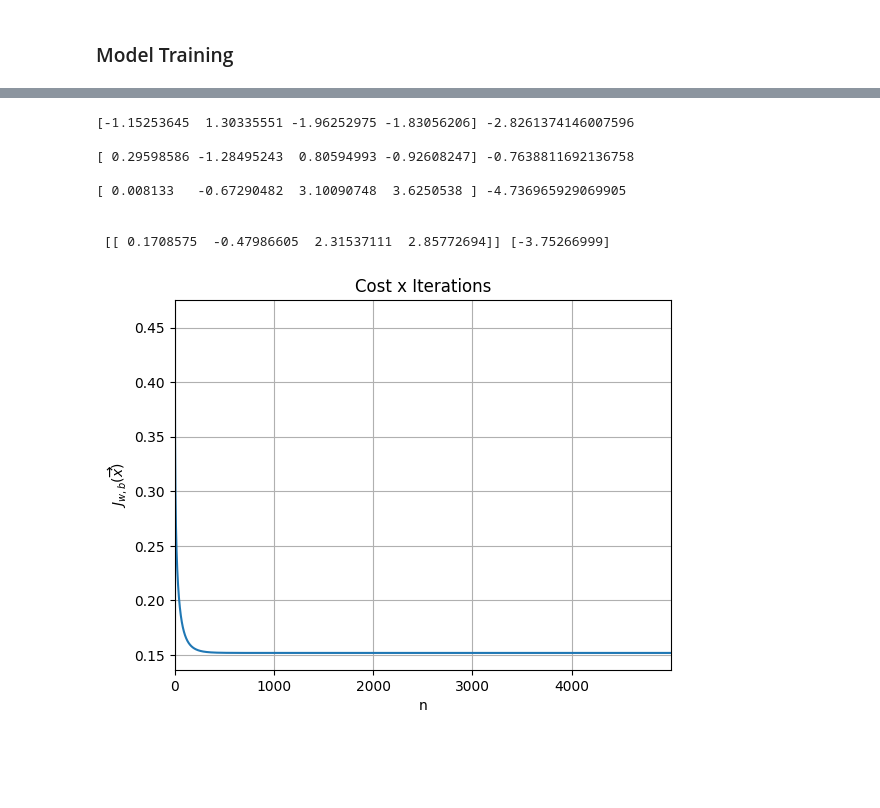
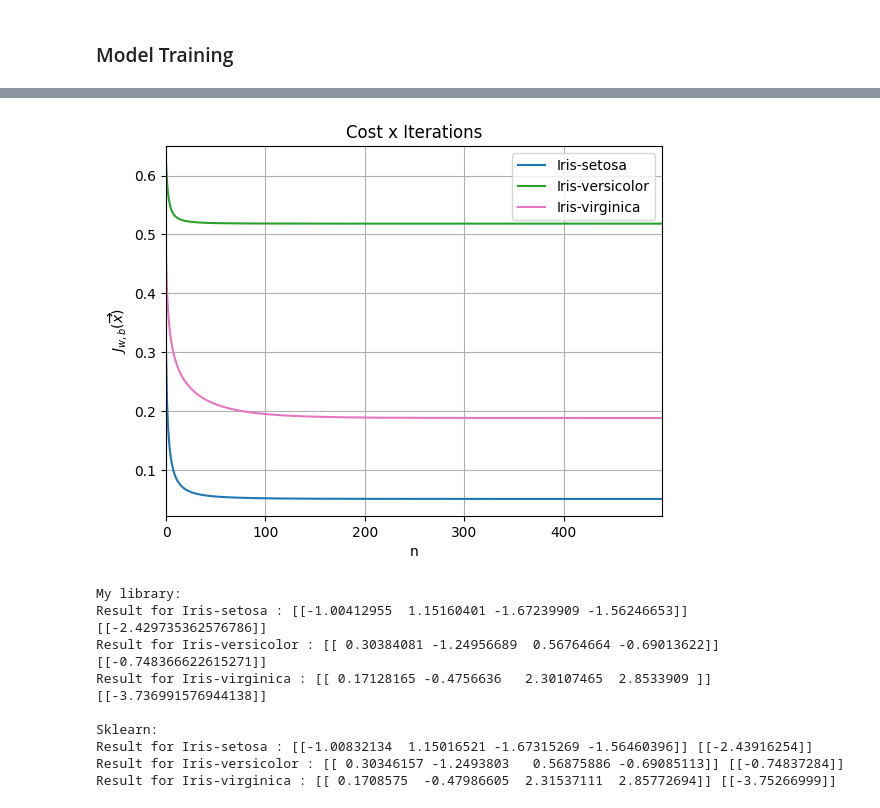
Before and after one commit to matsouto/ML_Notebooks, a Jupyter notebook: Supervised Learning/LogisticRegression.ipynb, the cells around one changed output, grey strips where cells are left out. Cells and saved outputs as stored; diff of their text form; code cells hidden in the pictures; blank space fills up the shorter version.

Commit message:
logistic model trained

```diff
--- a/Supervised Learning/LogisticRegression.ipynb
+++ b/Supervised Learning/LogisticRegression.ipynb
@@ -187,47 +207,64 @@ Regularized gradient descent:
 # %%
 initial_w = np.zeros(len(features))
 initial_b = 0
 
+J_history = []
+W_norm = []
+B_norm = []
+
 time0 = time.time()
 for i in range(len(target_names)): # For each class
-    w_norm, b_norm, J_history = aux.gradient_descent(
+    w_norm, b_norm, j_history = aux.gradient_descent(
         x_train_norm,
         Y_train_targets[:,i],
         initial_w,
         initial_b,
         aux.logistic_compute_gradient,
         aux.logistic_compute_cost,
-        n_iters = 5000,
+        n_iters = 500,
         alpha = 1,
-        lambda_ = 0.5)
-    print(w_norm, b_norm, '\n')
+        lambda_ = 1)
+    W_norm.append(w_norm)
+    B_norm.append(b_norm)
+    J_history.append(j_history)
 
 time1 = time.time()
 elapsedTime = time1 - time0
 
-plt.plot(J_history, color = 'tab:blue')
-plt.title('Cost x Iterations')
-plt.xlabel('n')
-plt.ylabel('$J_{w,b}(\overrightarrow{x})$')
-plt.xlim([0,len(J_history) - 1])
-plt.grid()
+colors = ['tab:blue', 'tab:green', 'tab:pink']
+for i in range(len(target_names)):
+    plt.plot(J_history[i], color= colors[i])
+    plt.title('Cost x Iterations')
+    plt.xlabel('n')
+    plt.ylabel('$J_{w,b}(\overrightarrow{x})$')
+    plt.xlim([0,len(j_history) - 1])
+    plt.grid()
+
+plt.legend(target_names)
+plt.show()
 
 # print(f'\nFound w: {w_norm} \nFound b: {b_norm}')
 # print(f'Elapsed time: {elapsedTime:.3f}')
 
-lr_model = LogisticRegression()
-lr_model.fit(x_train_norm, Y_train_targets[:,2])
+print('My library: ')
+for i in range(len(W_norm)):
+    print(f'Result for {target_names[i]} : [{W_norm[i]}] [[{B_norm[i]}]]')
 
-print('\n', lr_model.coef_, lr_model.intercept_)
+print('\nSklearn: ')
+for i in range(len(W_norm)):
+    lr_model = LogisticRegression()
+    lr_model.fit(x_train_norm, Y_train_targets[:,i])
+    print(f'Result for {target_names[i]} : {lr_model.coef_} [{lr_model.intercept_}]')
 
 # Quando treina separadamente, ele dá bem parecido com o skkit learn, preciso ver o que é
 # %% [output]
+[figure, new version]
-[-1.15253645  1.30335551 -1.96252975 -1.83056206] -2.8261374146007596
+My library:
+Result for Iris-setosa : [[-1.00412955  1.15160401 -1.67239909 -1.56246653]] [[-2.429735362576786]]
+Result for Iris-versicolor : [[ 0.30384081 -1.24956689  0.56764664 -0.69013622]] [[-0.748366622615271]]
+Result for Iris-virginica : [[ 0.17128165 -0.4756636   2.30107465  2.8533909 ]] [[-3.736991576944138]]
 
-[ 0.29598586 -1.28495243  0.80594993 -0.92608247] -0.7638811692136758
-
-[ 0.008133   -0.67290482  3.10090748  3.6250538 ] -4.736965929069905
-
-
- [[ 0.1708575  -0.47986605  2.31537111  2.85772694]] [-3.75266999]
+Sklearn:
+Result for Iris-setosa : [[-1.00832134  1.15016521 -1.67315269 -1.56460396]] [[-2.43916254]]
+Result for Iris-versicolor : [[ 0.30346157 -1.2493803   0.56875886 -0.69085113]] [[-0.74837284]]
+Result for Iris-virginica : [[ 0.1708575  -0.47986605  2.31537111  2.85772694]] [[-3.75266999]]
-[figure, old version]
```
Also changed, not shown: parts of 3 cells of this notebook, 2 other files.
